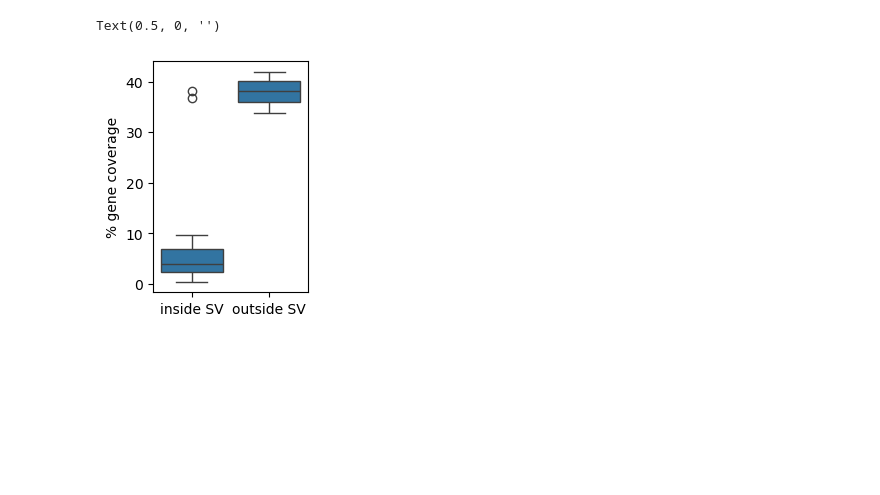
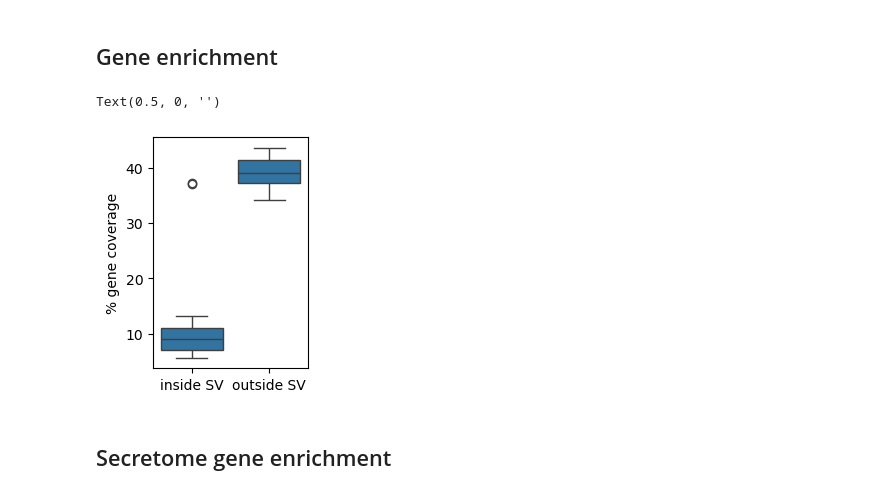
Before and after one commit to ritatam/Pst104EGenomeAnalysis, a Jupyter notebook: SV/feature_enrichment_in_SVs.ipynb, the cells around one changed output. Cells and saved outputs as stored; diff of their text form; code cells hidden in the pictures; blank space fills up the shorter version.

Commit message:
sv feat enrichment analysis added

```diff
--- a/SV/feature_enrichment_in_SVs.ipynb
+++ b/SV/feature_enrichment_in_SVs.ipynb
@@ -21,20 +23,18 @@ def calculate_feature_coverage_at_sv(feature_bed, sv_coords_bed):
     reads in a TE bed that has four columns: chr, start, end, matched consensus TE.
     then calculate TE coverage by order or COS.
     """
-    # read in TE bed
-    df = pd.read_csv(feature_bed, sep="\t", header=None, usecols=(0,1,2))
-    df.columns = ["chr", "start", "end"]
-    df[["start", "end"]] = df[["start", "end"]].astype(int)
-    df["feat_len"] = df["end"]-df["start"]
-    # # get feature bed for length to compute coverage in feature region
+    # read in intersect bed and takes number of overlapping bases in the last column
+    df = pd.read_csv(feature_bed, sep="\t", header=None)
+    df = df.iloc[:,[0,1,2,-1]]
+    df.columns = ["chr", "feat_start", "feat_end", "overlap_len"]
+    # #get feature bed for length to compute coverage in feature region
     sv = pd.read_csv(sv_coords_bed, sep="\t", header=None, usecols=(0,1,2))
     sv.columns = ["chr", "start", "end"]
     sv["sv_len"] = sv["end"]-sv["start"]
-    # # if more than one region per chr take their sum, e.g. sum lengths of noncentromere regions flanking centromere.
     sv = sv.groupby("chr")["sv_len"].sum().reset_index()
     df = pd.merge(df, sv[["chr", "sv_len"]], on="chr")
-    df = df.groupby(["chr", "sv_len"])["feat_len"].sum().reset_index()
-    df["coverage"] = (df["feat_len"] / df["sv_len"]) * 100
+    df = df.groupby(["chr", "sv_len"])["overlap_len"].sum().reset_index()
+    df["coverage"] = (df["overlap_len"] / df["sv_len"]) * 100
     return df
 
 def calculate_feat_coverage_diff(SV_feat_cov_df, nonSV_feat_cov_df):
@@ -74,3 +334,5 @@ Text(0.5, 0, '')
+# %% [markdown]
+## Gene enrichment
 # %%
 !grep -P "\tgene\t" /media/ssd/rita/project/104e/gene_annotations/Puccinia_striiformis_Pst104E.gff3 | cut -f1,4,5 | awk '{print $1 "\t" $2-1 "\t" $3}' > gene_enrichment/gene.bed
 !sort -k1,1 -k2,2n gene_enrichment/gene.bed | bedtools merge > gene_enrichment/gene.merged.bed
@@ -79,16 +341,18 @@ Text(0.5, 0, '')
 # %%
 # generate observed result for actual data
-observed_gene_coverage_at_SV = calculate_feature_coverage_at_sv("gene_enrichment/SV_gene.bed", "SV.bed")
-observed_gene_coverage_at_nonSV = calculate_feature_coverage_at_sv("gene_enrichment/nonSV_gene.bed", "nonSV.bed")
+observed_gene_coverage_at_SV = calculate_feature_coverage_at_sv("gene_enrichment/SV_gene.bed", "TE_enrichment/SV.merged.bed")
+observed_gene_coverage_at_nonSV = calculate_feature_coverage_at_sv("gene_enrichment/nonSV_gene.bed", "TE_enrichment/nonSV.bed")
 observed_result = calculate_feat_coverage_diff(observed_gene_coverage_at_SV, observed_gene_coverage_at_nonSV)
 observed_result["chr"] = pd.Categorical(observed_result["chr"], categories=chr_natural_order, ordered=True)
 observed_result = observed_result.sort_values("chr")
 observed_result_plot = pd.melt(observed_result, id_vars="chr", value_vars=["coverage_SV", "coverage_nonSV"])
 observed_result_plot.columns = ["chr", "variable", "% gene coverage"]
 plt.figure(figsize=(2, 3))
 ax = sns.boxplot(observed_result_plot, y="% gene coverage", x="variable")
 ax.set_xticklabels(["inside SV", "outside SV"])
 ax.set_xlabel("")
 # %% [output]
 Text(0.5, 0, '')
-[figure, old version]
+[figure, new version]
+# %% [markdown]
+## Secretome gene enrichment
```
Also changed, not shown: parts of 27 cells of this notebook.
